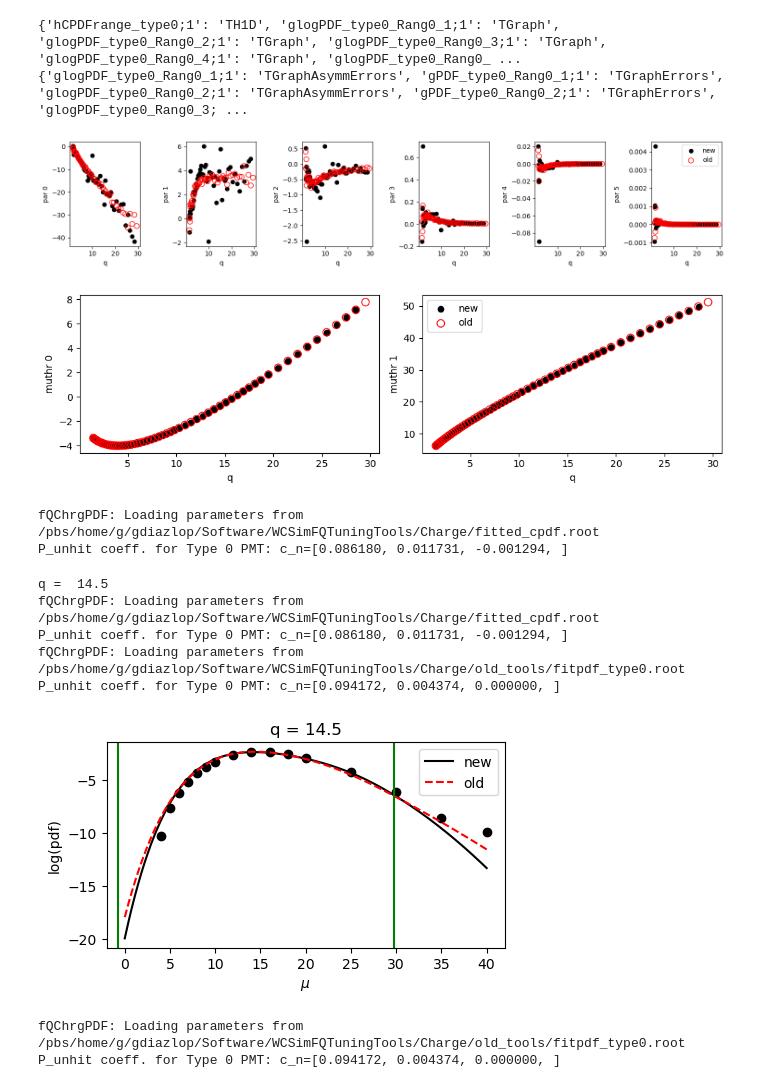
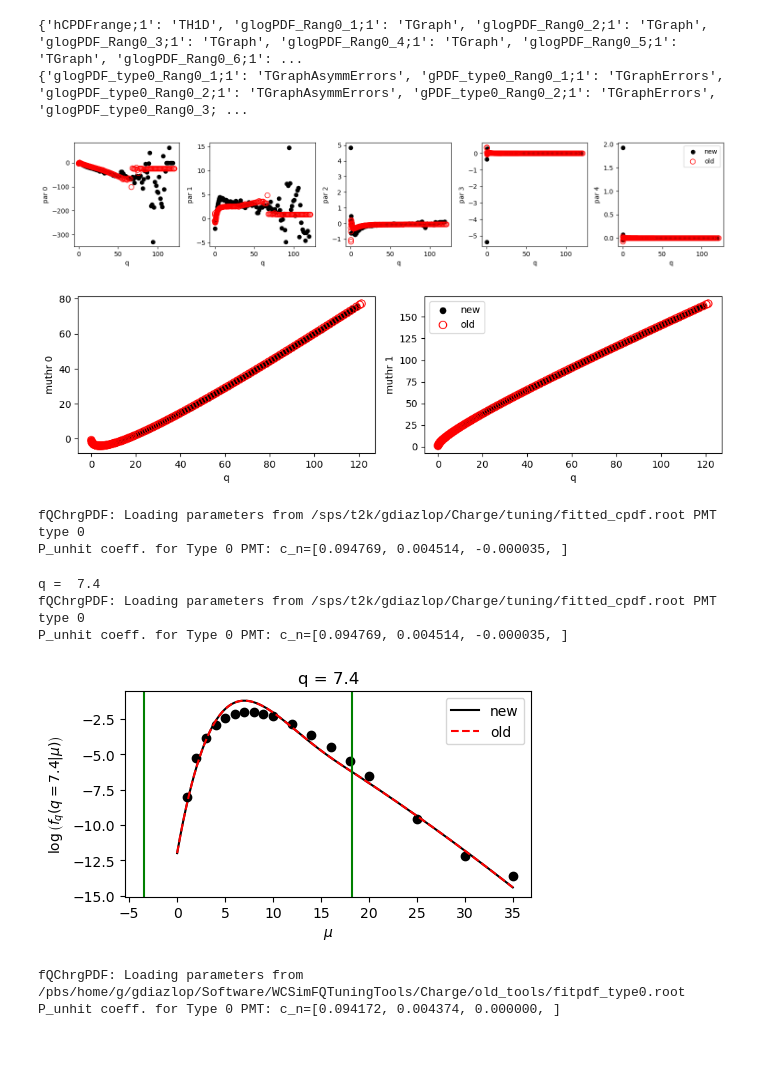
Before and after one commit to lolorestrepo/WCSimFQTuningTools, a Jupyter notebook: Charge/Analysis/comparisons_chargepdf_fits.ipynb, the cells around one changed output. Cells and saved outputs as stored; diff of their text form; code cells hidden in the pictures; blank space fills up the shorter version.

```diff
--- a/Charge/Analysis/comparisons_chargepdf_fits.ipynb
+++ b/Charge/Analysis/comparisons_chargepdf_fits.ipynb
@@ -56,8 +56,8 @@ def get_fitting_function(mulow, muup):
     return func
 # %%
 # o stands for "old"
-ofname = os.path.expandvars("$HOME/Software/WCSimFQTuningTools/Charge/old_tools/fitpdf_type0.root")
-fname  = os.path.expandvars("$HOME/Software/WCSimFQTuningTools/Charge/fitted_cpdf.root")
+ofname = os.path.expandvars("$HOME/Software/HK_Software/WCSimFQTuningTools/Charge/old_tools/fitpdf_type0.root")
+fname  = os.path.expandvars("/sps/t2k/gdiazlop/Charge/tuning/fitted_cpdf.root")
 
 of = uproot.open(ofname)
 f  = uproot.open(fname)
@@ -65,17 +65,17 @@ f  = uproot.open(fname)
 print(f.classnames())
 print(of.classnames())
 # %% [output]
-{'hCPDFrange_type0;1': 'TH1D', 'glogPDF_type0_Rang0_1;1': 'TGraph', 'glogPDF_type0_Rang0_2;1': 'TGraph', 'glogPDF_type0_Rang0_3;1': 'TGraph', 'glogPDF_type0_Rang0_4;1': 'TGraph', 'glogPDF_type0_Rang0_ ...
+{'hCPDFrange;1': 'TH1D', 'glogPDF_Rang0_1;1': 'TGraph', 'glogPDF_Rang0_2;1': 'TGraph', 'glogPDF_Rang0_3;1': 'TGraph', 'glogPDF_Rang0_4;1': 'TGraph', 'glogPDF_Rang0_5;1': 'TGraph', 'glogPDF_Rang0_6;1': ...
 {'glogPDF_type0_Rang0_1;1': 'TGraphAsymmErrors', 'gPDF_type0_Rang0_1;1': 'TGraphErrors', 'glogPDF_type0_Rang0_2;1': 'TGraphAsymmErrors', 'gPDF_type0_Rang0_2;1': 'TGraphErrors', 'glogPDF_type0_Rang0_3; ...
 # %%
 # compare gParams
-rang = 1
-npars, _ = f["hCPDFrange_type0"].to_numpy()
+rang = 0
+npars, _ = f["hCPDFrange"].to_numpy()
 npars = int(npars[rang])
 
 plt.figure(figsize=(15, 3))
 for n in range(npars):
-    qs, par   =  f[f"gParam_type0_Rang{rang}_{n}"].values()
+    qs, par   =  f[f"gParam_Rang{rang}_{n}"].values()
     oqs, opar = of[f"gParam_type0_Rang{rang}_{n}"].values()
 
     plt.subplot(1, npars, n+1)
@@ -88,12 +88,12 @@ for n in range(npars):
 plt.legend()
 plt.tight_layout()
 # %% [output]
-[figure, old version]
+[figure, new version]
 # %%
 # compare muthrs
 plt.figure(figsize=(10, 3))
 for i in range(2):
-    qs,  muthr  =  f[f"gmuthr_type0_Rang{rang}_{i}"].values()
+    qs,  muthr  =  f[f"gmuthr_Rang{rang}_{i}"].values()
     oqs, omuthr = of[f"gmuthr_type0_Rang{rang}_{i}"].values()
 
     plt.subplot(1, 2, i+1)
@@ -104,7 +104,7 @@ for i in range(2):
 plt.legend()
 plt.tight_layout()
 # %% [output]
-[figure, old version]
+[figure, new version]
 # %%
 # opdf = ROOT.fQChrgPDF.Get()
 # opdf.LoadParams(ofname)
@@ -112,10 +112,10 @@ plt.tight_layout()
 # pdf = ROOT.fQChrgPDF.Get()
 # pdf.LoadParams(fname)
 
-ROOT.fQChrgPDF.Get().LoadParams(fname)
+ROOT.fQChrgPDF.Get().LoadParams(fname, 0)
 # %% [output]
-fQChrgPDF: Loading parameters from /pbs/home/g/gdiazlop/Software/WCSimFQTuningTools/Charge/fitted_cpdf.root
-P_unhit coeff. for Type 0 PMT: c_n=[0.086180, 0.011731, -0.001294, ]
+fQChrgPDF: Loading parameters from /sps/t2k/gdiazlop/Charge/tuning/fitted_cpdf.root PMT type 0
+P_unhit coeff. for Type 0 PMT: c_n=[0.094769, 0.004514, -0.000035, ]
 # %%
 qindex = 40
 
@@ -132,49 +132,47 @@ globalindex = rangindex0 + qindex + 1 + rang # old gobal index
 pars  = []
 opars = []
 for n in range(npars):
-    qs, par   =  f[f"gParam_type0_Rang{rang}_{n}"].values()
+    qs, par   =  f[f"gParam_Rang{rang}_{n}"].values()
     oqs, opar = of[f"gParam_type0_Rang{rang}_{n}"].values()
     pars .append( par[qindex])
     opars.append(opar[qindex])
 pars  = np.array(pars)
 opars = np.array(opars)
 
 omus, ologpdf = of[f"glogPDF_type0_Rang{rang}_{globalindex}"].values()
 
 plt.figure()
 plt.scatter(omus, ologpdf, color="k")
 
 x = np.linspace(0, np.max(omus), 1000)
 
 #new
-ROOT.fQChrgPDF.Get().LoadParams(fname)
+ROOT.fQChrgPDF.Get().LoadParams(fname, 0)
 y = evaluate_logpdf(qs[qindex], x, npars)
 plt.plot(x, y, color="k", label="new")
 
-#old
-ROOT.fQChrgPDF.Get().LoadParams(ofname)
+# #old
+# ROOT.fQChrgPDF.Get().LoadParams(ofname, 0)
 y = evaluate_logpdf(oqs[qindex], x, npars)
 plt.plot(x, y, color="r", label="old", linestyle="--")
 
 # thresholds
 for i in range(2):
-    _,  muthr  =  f[f"gmuthr_type0_Rang{rang}_{i}"].values()
+    _,  muthr  =  f[f"gmuthr_Rang{rang}_{i}"].values()
     _, omuthr = of[f"gmuthr_type0_Rang{rang}_{i}"].values()
 
     plt.axvline(muthr[qindex], color="g")
 
 plt.title(f"q = {qs[qindex]}")
 plt.xlabel(r"$\mu$")
-plt.ylabel("log(pdf)")
+plt.ylabel(fr"$\log \left( f_q(q={qs[qindex]}|\mu) \right) $")
 plt.legend()
 plt.tight_layout()
 # %% [output]
-q =  14.5
-fQChrgPDF: Loading parameters from /pbs/home/g/gdiazlop/Software/WCSimFQTuningTools/Charge/fitted_cpdf.root
-P_unhit coeff. for Type 0 PMT: c_n=[0.086180, 0.011731, -0.001294, ]
-fQChrgPDF: Loading parameters from /pbs/home/g/gdiazlop/Software/WCSimFQTuningTools/Charge/old_tools/fitpdf_type0.root
-P_unhit coeff. for Type 0 PMT: c_n=[0.094172, 0.004374, 0.000000, ]
+q =  7.4
+fQChrgPDF: Loading parameters from /sps/t2k/gdiazlop/Charge/tuning/fitted_cpdf.root PMT type 0
+P_unhit coeff. for Type 0 PMT: c_n=[0.094769, 0.004514, -0.000035, ]
-[figure, old version]
+[figure, new version]
 # %%
 # Check same pdf fit function old-new
 
```
Also changed, not shown: parts of 2 cells of this notebook, 17 other files.
